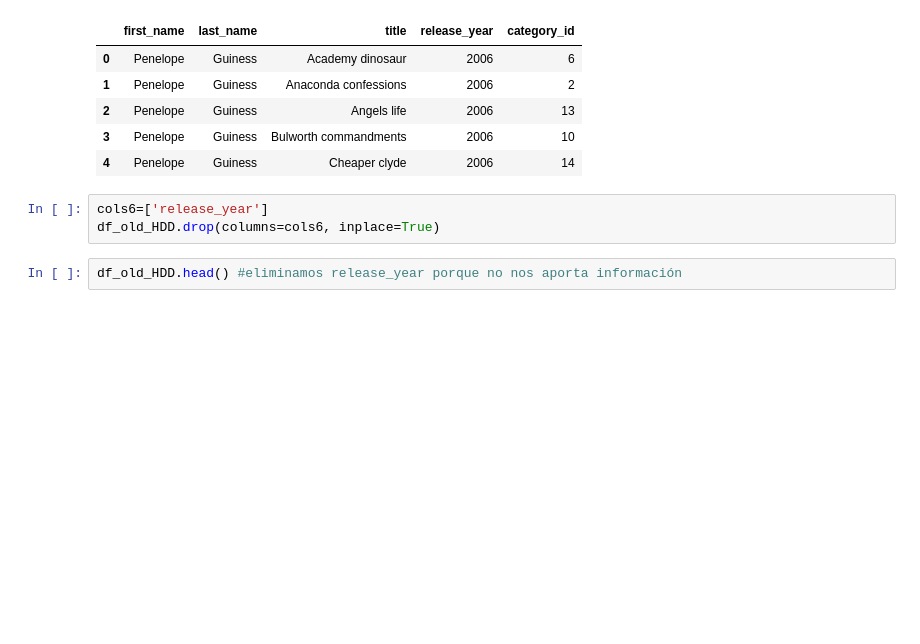
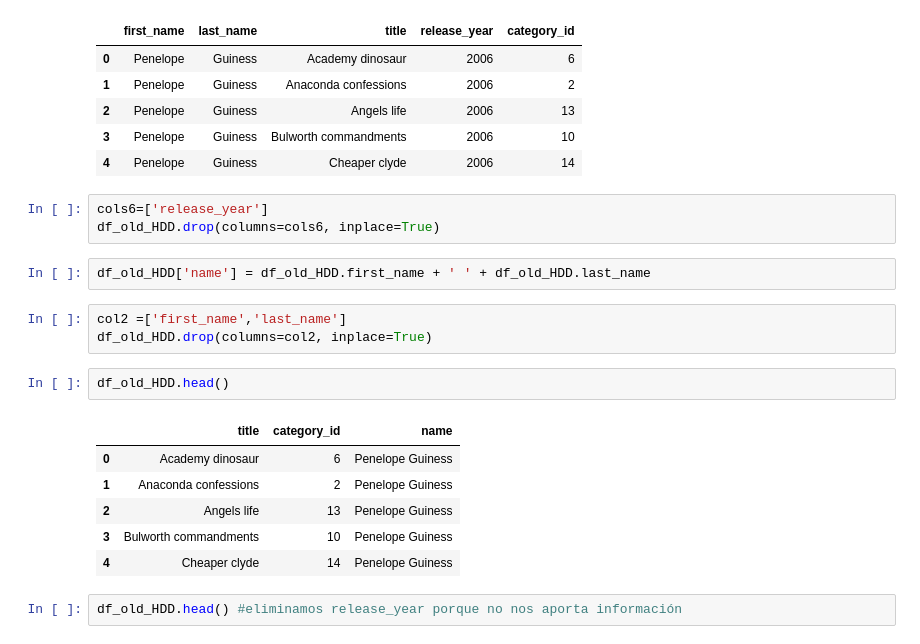
Before and after one commit to juliasabatel/SQL_database_building_Proyect, a Jupyter notebook: Clean.ipynb, the cells around one changed output. Saved outputs shown, nothing was run; the diff lists cells and outputs as text; blank space fills up the shorter version.

```diff
--- a/Clean.ipynb
+++ b/Clean.ipynb
@@ -461,6 +474,20 @@ df_old_HDD.head() #corregimos las mayusculas
 # %%
 cols6=['release_year']
 df_old_HDD.drop(columns=cols6, inplace=True)
+# %%
+df_old_HDD['name'] = df_old_HDD.first_name + ' ' + df_old_HDD.last_name
+# %%
+col2 =['first_name','last_name']
+df_old_HDD.drop(columns=col2, inplace=True)
+# %%
+df_old_HDD.head()
+# %% [output]
+|  | title | category_id | name |
+| 0 | Academy dinosaur | 6 | Penelope Guiness |
+| 1 | Anaconda confessions | 2 | Penelope Guiness |
+| 2 | Angels life | 13 | Penelope Guiness |
+| 3 | Bulworth commandments | 10 | Penelope Guiness |
+| 4 | Cheaper clyde | 14 | Penelope Guiness |
 # %%
 df_old_HDD.head() #eliminamos release_year porque no nos aporta información
 # %% [output]
```
Also changed, not shown: parts of 27 cells of this notebook, 5 other files.
